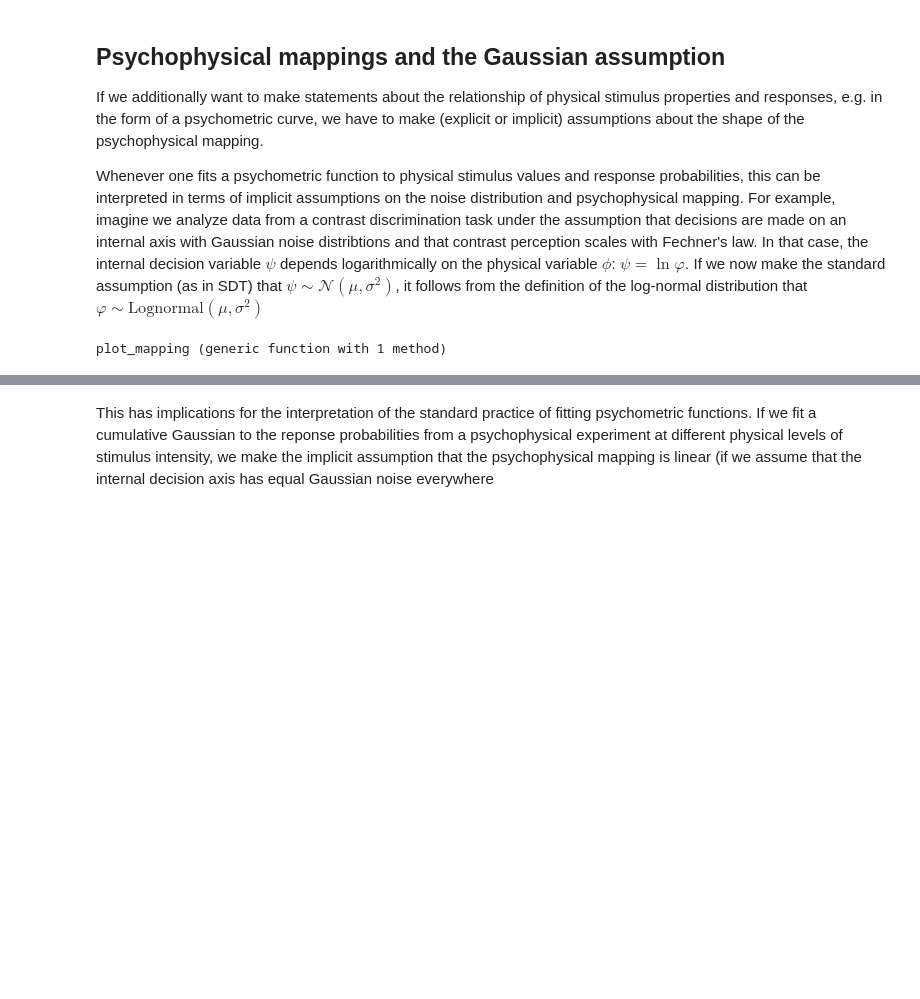
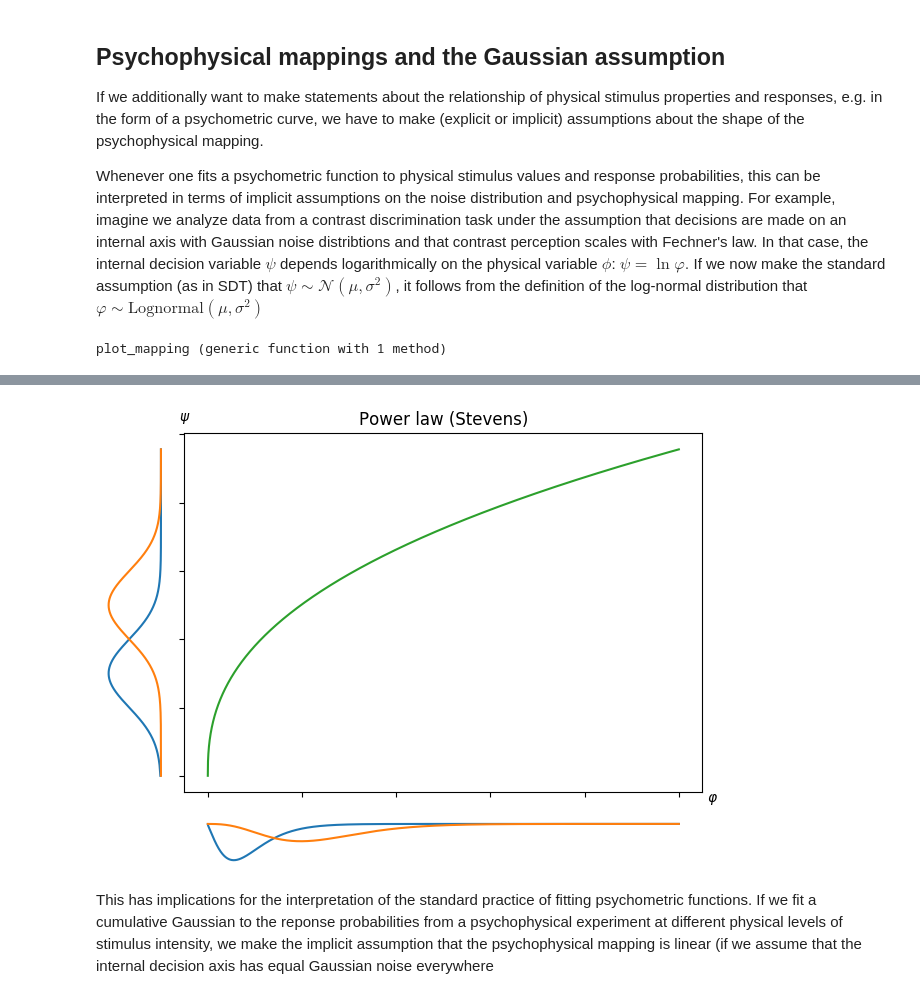
Before and after one commit to dominikstrb/Fechner.jl, a Jupyter notebook: notebooks/IntroSDT.ipynb, the cells around one changed output, grey strips where cells are left out. Cells and saved outputs as stored; diff of their text form; code cells hidden in the pictures; blank space fills up the shorter version.

```diff
--- a/notebooks/IntroSDT.ipynb
+++ b/notebooks/IntroSDT.ipynb
@@ -94,3 +100,13 @@ if save_figures f.savefig("../figures/mapping-log.pdf") end
+# %%
+power(x) = x^0.4
+
+ϕ = collect(0:0.01:50)
+
+f, ax = plot_mapping(power, ϕ)
+ax.set_title("Power law (Stevens)")
+if save_figures f.savefig("figures/mapping-power.pdf") end
+# %% [output]
+[figure, added]
 # %% [markdown]
 This has implications for the interpretation of the standard practice of fitting psychometric functions. If we fit a cumulative Gaussian to the reponse probabilities from a psychophysical experiment at different physical levels of stimulus intensity, we make the implicit assumption that the psychophysical mapping is linear (if we assume that the internal decision axis has equal Gaussian noise everywhere
 # %%
```
Also changed, not shown: parts of 8 cells of this notebook, 2 other files.
